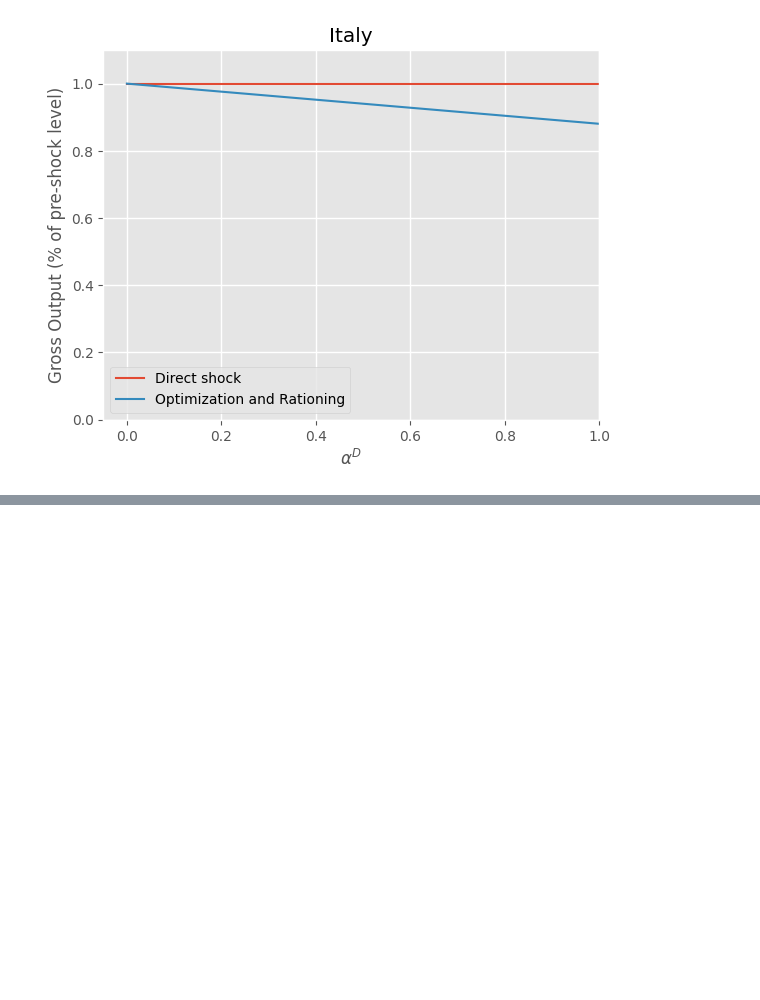
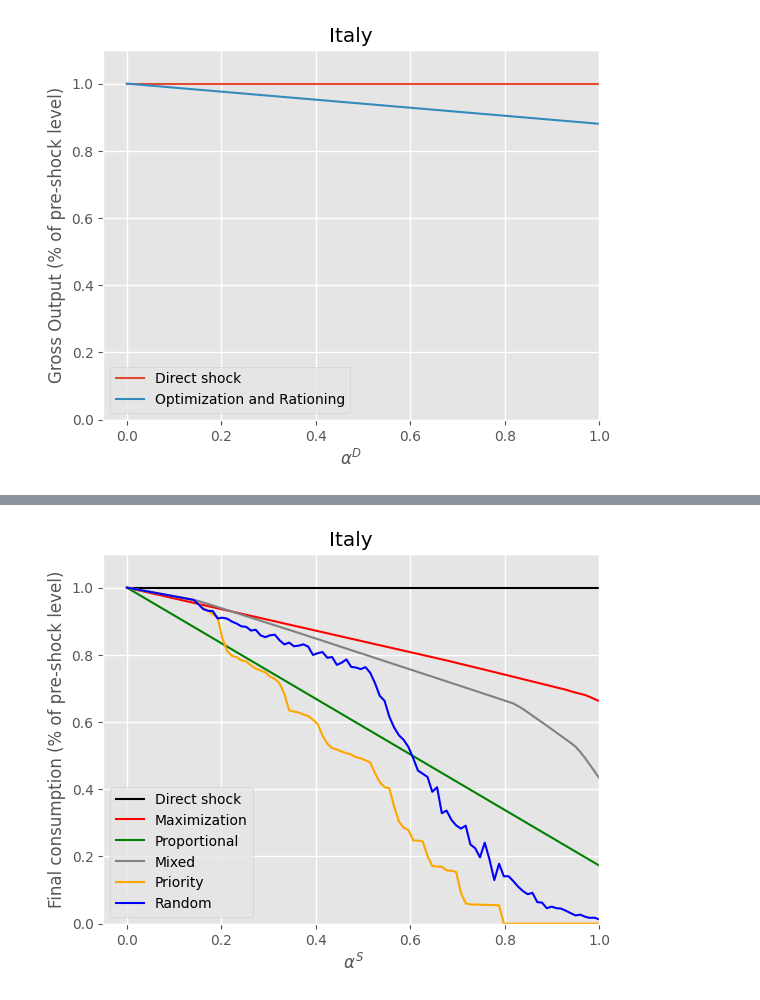
Before and after one commit to jannekehutsebaut/Thesis_Shock_Propagation_Supply_Demand, a Jupyter notebook: Case study Italy .ipynb, the cells around one changed output, grey strips where cells are left out. Cells and saved outputs as stored; diff of their text form; code cells hidden in the pictures; blank space fills up the shorter version.

```diff
--- a/Case study Italy .ipynb
+++ b/Case study Italy .ipynb
@@ -142,5 +138,5 @@ x_0 = np.array(x_initial)
 # %%
-f_0 = np.array(f_initial)
+f_0 = np.array(f_0)
 # %% [markdown]
 # Leontief Model
 # %% [markdown]
@@ -969,0 +997,45 @@ plt.savefig('plot_ita_scale_juist.png')
+# %%
+#result_direct = scale_run_direct_shock(scalewhat = "supply",  seq = np.linspace(0,1,100)) #ok: zelfde resultaat
+f_direct = np.array(result_direct.iloc[:,1].astype('float'))
+a_direct = np.array(result_direct.iloc[:,4].astype('float'))
+
+#result_opt = scale_run_optimizationX(scalewhat = "supply", runs = 100, seq = np.linspace(0,1,100)) #ok
+f_opt= np.array(result_opt.iloc[:,1].astype('float'))
+a_opt = np.array(result_opt.iloc[:,4].astype('float'))
+
+
+#result_prop = scale_run_rationing(scalewhat = "supply",  seq = np.linspace(0,1,100))[0] #ok: zelfde resultaat
+f_prop = np.array(result_prop.iloc[:,1].astype('float'))
+a_prop = np.array(result_prop.iloc[:,4].astype('float'))
+
+#result_mixed = scale_run_rationing(scalewhat = "supply",  seq = np.linspace(0,1,100))[1] #ok: zelfde resultaat
+f_mixed = np.array(result_mixed.iloc[:,1].astype('float'))
+a_mixed = np.array(result_mixed.iloc[:,4].astype('float'))
+
+#result_priority = scale_run_rationing(scalewhat = "supply",  seq = np.linspace(0,1,100))[2]
+f_priority = np.array(result_priority.iloc[:,1].astype('float'))
+a_priority = np.array(result_priority.iloc[:,4].astype('float'))
+
+f_random = np.array(result_random.iloc[:,1].astype('float'))
+a_random = np.array(result_random.iloc[:,4].astype('float'))
+# %%
+plt.style.use('ggplot')
+plt.title("Italy")
+plt.grid(visible=None, which='major', axis='both', linestyle='-', linewidth=1)
+
+plt.plot(a_direct, f_direct, 'black')
+plt.plot(a_opt, f_opt, 'red')
+plt.plot(a_prop, f_prop, 'green')
+plt.plot(a_mixed, f_mixed, 'grey')
+plt.plot(a_priority, f_priority, 'orange')
+plt.plot(a_random, f_random, 'blue')
+
+plt.xlim(-0.05, 1)
+plt.ylim(-0.00,1.1)
+#plt.rcParams['text.usetex'] = True
+plt.xlabel(r' $\alpha^S$')
+plt.ylabel("Final consumption (% of pre-shock level)")
+plt.legend(['Direct shock', 'Maximization', 'Proportional', 'Mixed', 'Priority', 'Random'])
+plt.savefig('plot_ita_scale_f.png')
+# %% [output]
+[figure, added]
```
Also changed, not shown: parts of 26 cells of this notebook.
